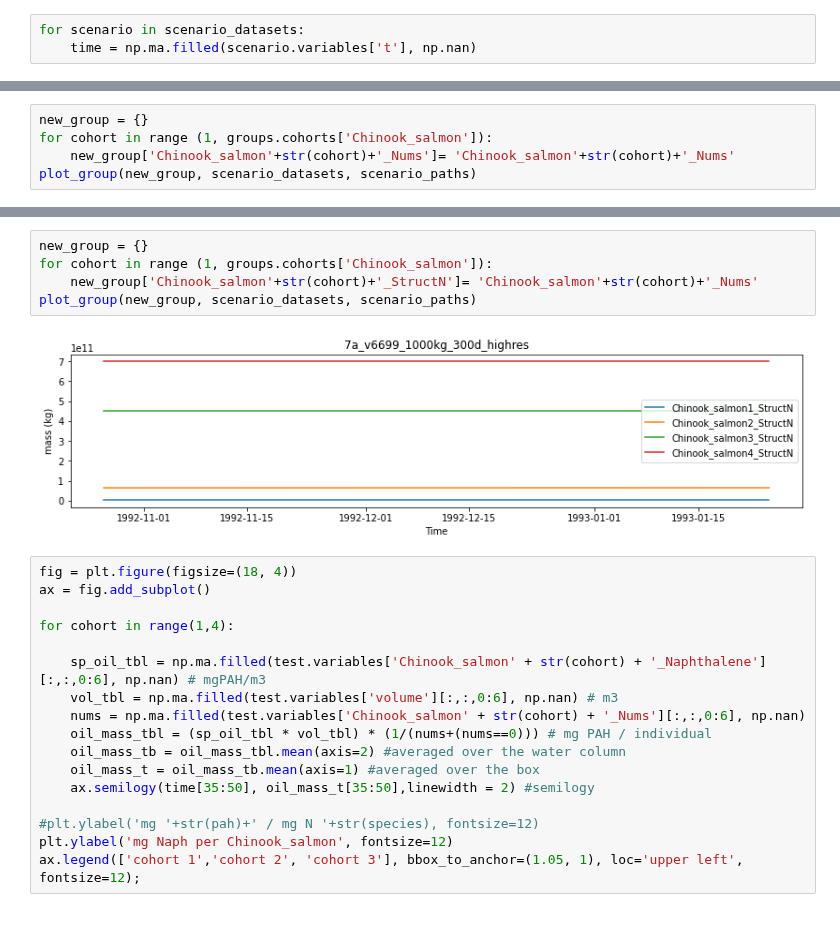
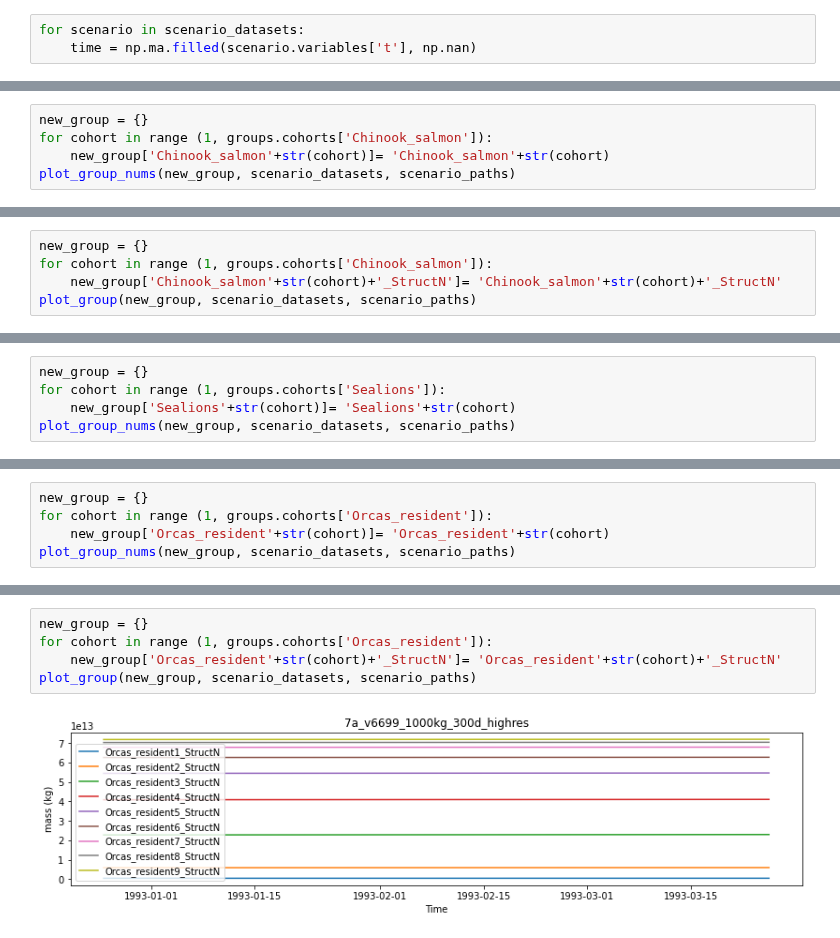
Before and after one commit to SS-Atlantis/analysis-raisha, a Jupyter notebook: notebooks/SSAM-debug-age-structured.ipynb, the cells around one changed output, grey strips where cells are left out. Saved outputs shown, nothing was run; the diff lists cells and outputs as text.

```diff
--- a/notebooks/SSAM-debug-age-structured.ipynb
+++ b/notebooks/SSAM-debug-age-structured.ipynb
@@ -116,0 +145,5 @@ plot_group(new_group, scenario_datasets, scenario_paths)
+# %%
+new_group = {}
+for cohort in range (1, groups.cohorts['Chinook_salmon']):
+    new_group['Chinook_salmon'+str(cohort)]= 'Chinook_salmon'+str(cohort)
+plot_group_nums(new_group, scenario_datasets, scenario_paths)
@@ -117,6 +152,6 @@ plot_group(new_group, scenario_datasets, scenario_paths)
 # %%
 new_group = {}
 for cohort in range (1, groups.cohorts['Chinook_salmon']):
-    new_group['Chinook_salmon'+str(cohort)+'_Nums']= 'Chinook_salmon'+str(cohort)+'_Nums'
+    new_group['Chinook_salmon'+str(cohort)+'_StructN']= 'Chinook_salmon'+str(cohort)+'_StructN'
 plot_group(new_group, scenario_datasets, scenario_paths)
 # %% [output]
@@ -123,0 +159,5 @@ plot_group(new_group, scenario_datasets, scenario_paths)
+# %%
+new_group = {}
+for cohort in range (1, groups.cohorts['Sealions']):
+    new_group['Sealions'+str(cohort)]= 'Sealions'+str(cohort)
+plot_group_nums(new_group, scenario_datasets, scenario_paths)
@@ -123,0 +173,5 @@ plot_group(new_group, scenario_datasets, scenario_paths)
+# %%
+new_group = {}
+for cohort in range (1, groups.cohorts['Orcas_resident']):
+    new_group['Orcas_resident'+str(cohort)]= 'Orcas_resident'+str(cohort)
+plot_group_nums(new_group, scenario_datasets, scenario_paths)
@@ -124,24 +180,7 @@ plot_group(new_group, scenario_datasets, scenario_paths)
 # %%
 new_group = {}
-for cohort in range (1, groups.cohorts['Chinook_salmon']):
-    new_group['Chinook_salmon'+str(cohort)+'_StructN']= 'Chinook_salmon'+str(cohort)+'_Nums'
+for cohort in range (1, groups.cohorts['Orcas_resident']):
+    new_group['Orcas_resident'+str(cohort)+'_StructN']= 'Orcas_resident'+str(cohort)+'_StructN'
 plot_group(new_group, scenario_datasets, scenario_paths)
 # %% [output]
-[figure, old version]
+[figure, new version]
-# %%
-fig = plt.figure(figsize=(18, 4))
-ax = fig.add_subplot()
-
-for cohort in range(1,4):
-
-    sp_oil_tbl = np.ma.filled(test.variables['Chinook_salmon' + str(cohort) + '_Naphthalene'][:,:,0:6], np.nan) # mgPAH/m3
-    vol_tbl = np.ma.filled(test.variables['volume'][:,:,0:6], np.nan) # m3
-    nums = np.ma.filled(test.variables['Chinook_salmon' + str(cohort) + '_Nums'][:,:,0:6], np.nan)
-    oil_mass_tbl = (sp_oil_tbl * vol_tbl) * (1/(nums+(nums==0))) # mg PAH / individual
-    oil_mass_tb = oil_mass_tbl.mean(axis=2) #averaged over the water column
-    oil_mass_t = oil_mass_tb.mean(axis=1) #averaged over the box
-    ax.semilogy(time[35:50], oil_mass_t[35:50],linewidth = 2) #semilogy
-
-#plt.ylabel('mg '+str(pah)+' / mg N '+str(species), fontsize=12)
-plt.ylabel('mg Naph per Chinook_salmon', fontsize=12)
-ax.legend(['cohort 1','cohort 2', 'cohort 3'], bbox_to_anchor=(1.05, 1), loc='upper left', fontsize=12);
```
Also changed, not shown: parts of 28 cells of this notebook.
